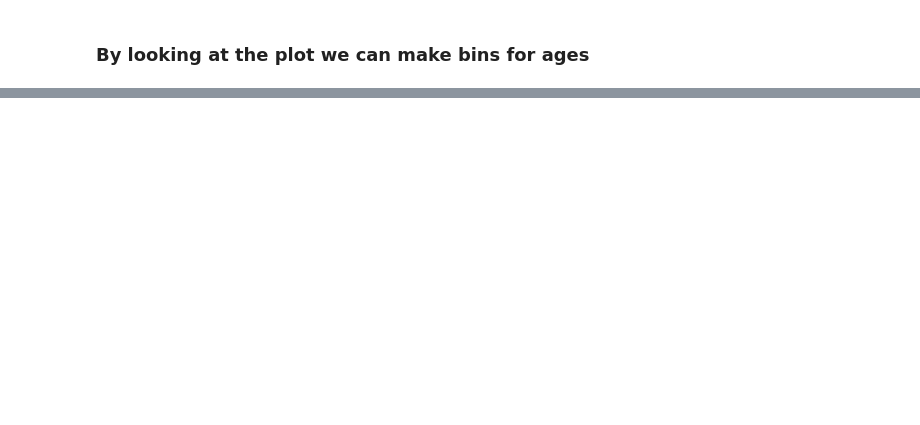
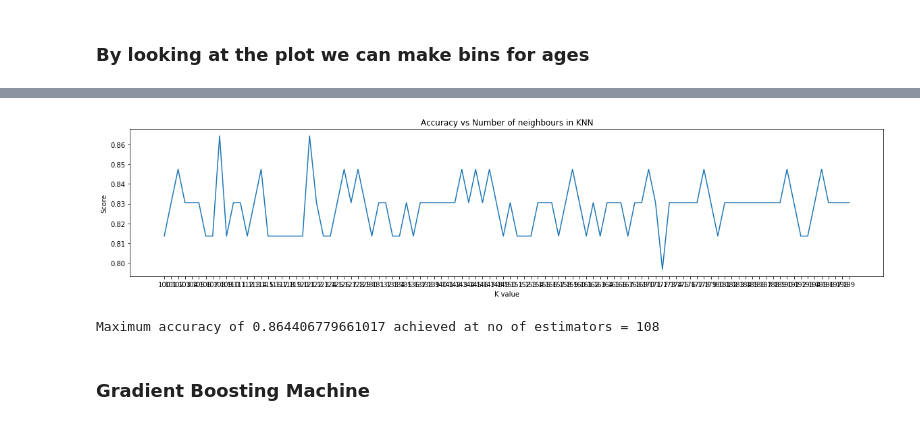
Before and after one commit to prerit2010/heartDiseasePrediction, a Jupyter notebook: model.ipynb, the cells around one changed output, grey strips where cells are left out. Saved outputs shown, nothing was run; the diff lists cells and outputs as text; code cells hidden in the pictures; blank space fills up the shorter version.

```diff
--- a/model.ipynb
+++ b/model.ipynb
@@ -185,11 +180,7 @@ from sklearn.metrics import accuracy_score
 # %%
 Y = df['target']
 X = df.drop(columns='target')
+# %%
+X = (X - np.min(X)) / (np.max(X) - np.min(X)).values
 # %%
 X_train, X_test, y_train, y_test = train_test_split(X, Y, test_size=0.20, random_state=42)
-# %%
-# clf = LogisticRegression(random_state=0)
-# clf = RandomForestClassifier()
-# clf = GaussianNB()
-# clf = GradientBoostingClassifier()
-clf = KNeighborsClassifier(n_neighbors=14)
@@ -207,0 +189,9 @@ accuracy_score(y_test, predictions)
+# %%
+scores = []
+num_k = 100
+for i in range(1, num_k):
+    clf = KNeighborsClassifier(n_neighbors=i)
+    clf.fit(X_train, y_train)
+    predictions = clf.predict(X_test)
+    score = accuracy_score(y_test, predictions)
+    scores.append(score)
@@ -207,0 +216,23 @@ accuracy_score(y_test, predictions)
+# %%
+scores = []
+num_k = 150
+for i in range(100, num_k):
+    clf = RandomForestClassifier(n_estimators=i)
+    clf.fit(X_train, y_train)
+    predictions = clf.predict(X_test)
+    score = accuracy_score(y_test, predictions)
+    scores.append(score)
+# %%
+plt.figure(figsize=(20,4))
+plt.plot(range(100,num_k), scores)
+plt.xticks(np.arange(100,num_k,1))
+plt.title('Accuracy vs Number of neighbours in KNN')
+plt.xlabel("K value")
+plt.ylabel("Score")
+plt.show()
+# %% [output]
+[figure, added]
+# %%
+print("Maximum accuracy of {ac} achieved at no of estimators = {sc}".format(sc = scores.index(max(scores)) + 100, ac = max(scores)))
+# %% [output]
+Maximum accuracy of 0.864406779661017 achieved at no of estimators = 108
@@ -207,0 +241,2 @@ accuracy_score(y_test, predictions)
+# %% [markdown]
+### Gradient Boosting Machine
```
Also changed, not shown: parts of 36 cells of this notebook.
